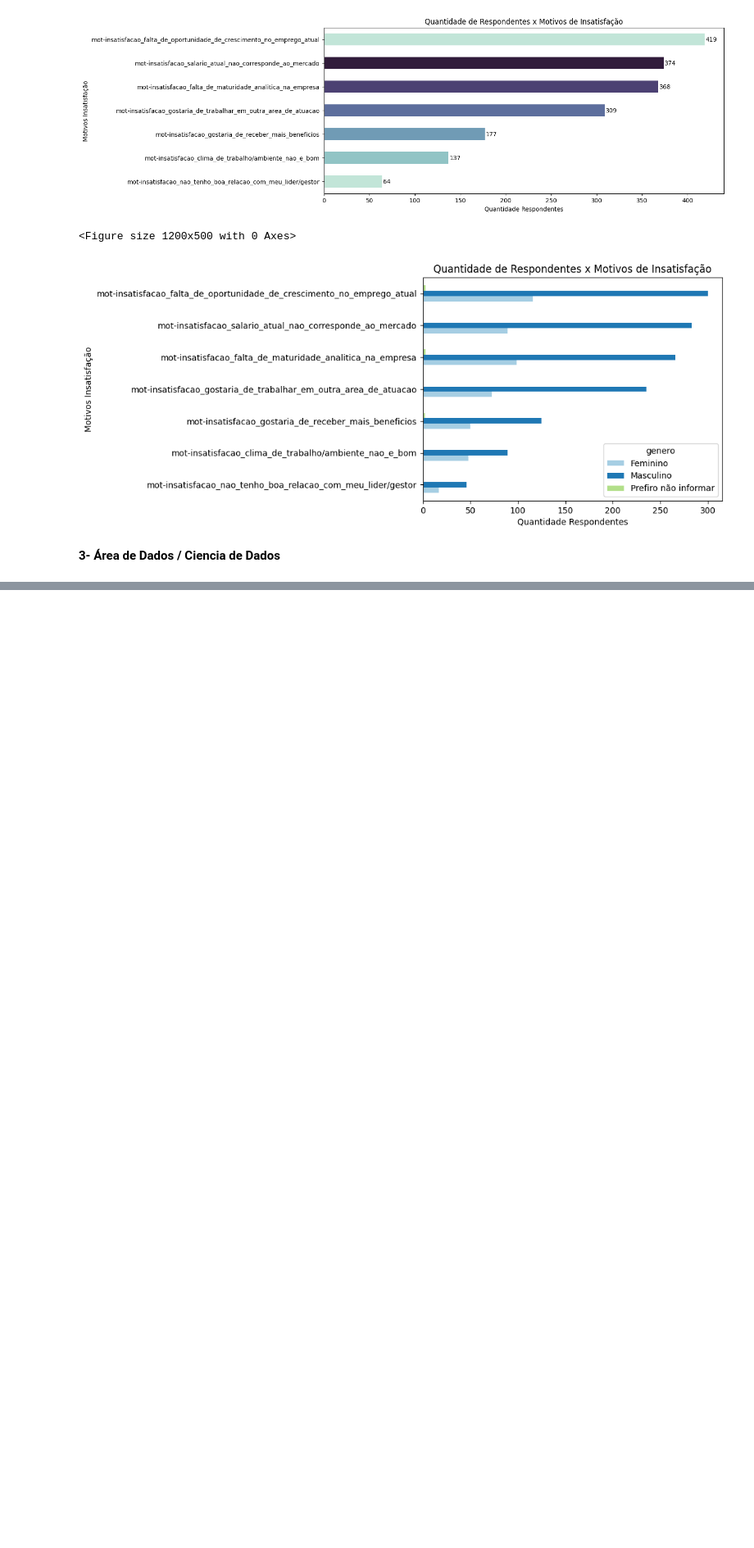
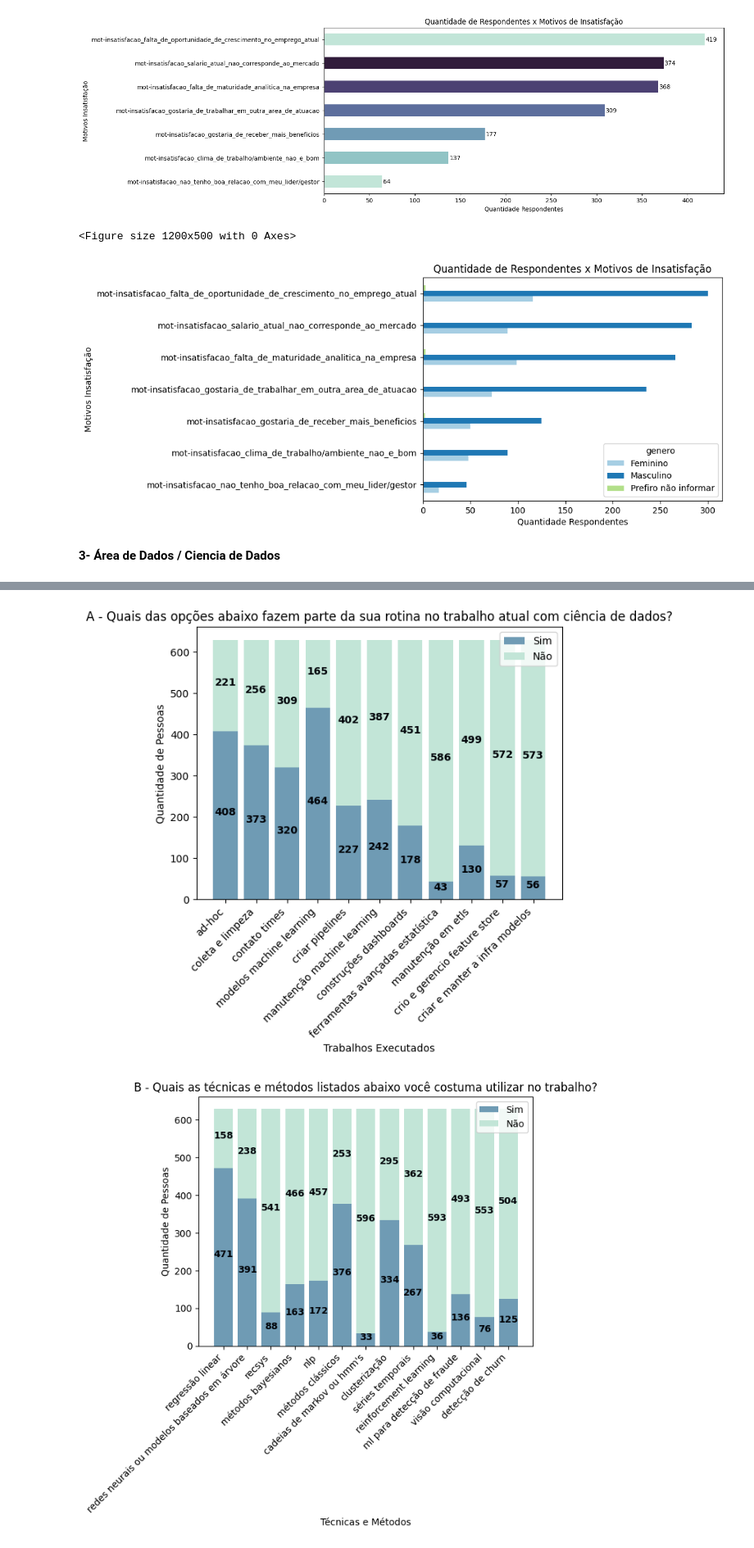
Before and after one commit to mariah-moreira/projeto_grupo_2, a Jupyter notebook: projeto_data_tech.ipynb, the cells around one changed output, grey strips where cells are left out. Shown at 82% size. Saved outputs shown, nothing was run; the diff lists cells and outputs as text; code cells hidden in the pictures; blank space fills up the shorter version.

Commit message:
Adicionando parte 3 - versão Anna e Ingrid

```diff
--- a/projeto_data_tech.ipynb
+++ b/projeto_data_tech.ipynb
@@ -738,0 +868,12 @@ plt.show()
+# %%
+# Listas para renomeação de colunas
+novos_nomes_df_P8_a = ["Ad-hoc", "Coleta e Limpeza", "Contato Times", "Modelos Machine Learning", "Criar Pipelines", "Manutenção Machine Learning", "Construções Dashboards", "Ferramentas Avançadas Estatística", "Manutenção em ETLs", "Crio e gerencio Feature Store", "Criar e manter a infra modelos"]
+novos_nomes_df_P8_b = ["Regressão Linear", "Redes Neurais ou Modelos Baseados em Árvore", "RecSys", "Métodos Bayesianos", "NLP", "Métodos Clássicos", "Cadeias de Markov ou HMM\'s", "Clusterização", "Séries Temporais", "Reinforcement Learning", "ML para Detecção de Fraude", "Visão Computacional", "Detecção de Churn"]
+novos_nomes_df_P8_c = ["Ferramentas de BI", "Planilhas", "Desenvolvimento Local", "Desenvolvimento na Nuvem", "AutoML", "ETL", "Machine Learning", "Feature Store", "Controle de Versão", "Data Apps", "Estatística Avançada"]
+novos_nomes_df_P8_d = ["Ad-hoc", "Coleta e Limpeza", "Contato Times", "Modelos Machine Learning", "Criar Pipelines", "Manutenção Machine Learning", "Construções Dashboards", "Ferramentas Avançadas Estatística", "Manutenção em ETLs", "Crio e gerencio Feature Store", "Criar e manter a infra modelos"]
+# %%
+# Renomeando colunas dos data frames
+df_P8_a = renomeia_coluna_df(df_P8_a, novos_nomes_df_P8_a)
+df_P8_b = renomeia_coluna_df(df_P8_b, novos_nomes_df_P8_b)
+df_P8_c = renomeia_coluna_df(df_P8_c, novos_nomes_df_P8_c)
+df_P8_d = renomeia_coluna_df(df_P8_d, novos_nomes_df_P8_d)
@@ -738,0 +908,22 @@ plt.show()
+# %%
+# Tirando as linhas com NaN da parte 8
+df_P8_a = tira_linhas_na(df_P8_a)
+df_P8_b = tira_linhas_na(df_P8_b)
+df_P8_c = tira_linhas_na(df_P8_c)
+df_P8_d = tira_linhas_na(df_P8_d)
+# %%
+#Após o tratamento das informações, decidimos apresentar uma visualização mais clara e quantitativa das respostas utilizando um gráfico de barras empilhadas.
+
+# Listas dos títulos para os gráficos da parte 8
+titulos_df_P8_a = ["A - Quais das opções abaixo fazem parte da sua rotina no trabalho atual com ciência de dados?", "Trabalhos Executados", "Quantidade de Pessoas"]
+titulos_df_P8_b = ["B - Quais as técnicas e métodos listados abaixo você costuma utilizar no trabalho?", "Técnicas e Métodos", "Quantidade de Pessoas"]
+titulos_df_P8_c = ["C - Quais dessas tecnologias fazem parte do seu dia a dia como cientista de dados?", "Tecnologias", "Quantidade de Pessoas"]
+titulos_df_P8_d = ["D - Em qual das opções abaixo você gasta a maior parte do seu tempo no trabalho?", "Trabalhos Executados", "Quantidade de Pessoas"]
+# %%
+grafico_em_bar_empilhado(df_P8_a, titulos_df_P8_a)
+grafico_em_bar_empilhado(df_P8_b, titulos_df_P8_b)
+grafico_em_bar_empilhado(df_P8_c, titulos_df_P8_c)
+grafico_em_bar_empilhado(df_P8_d, titulos_df_P8_d)
+# %% [output]
+[figure, added]
+[figure, added]
```
Also changed, not shown: parts of 11 cells of this notebook.
